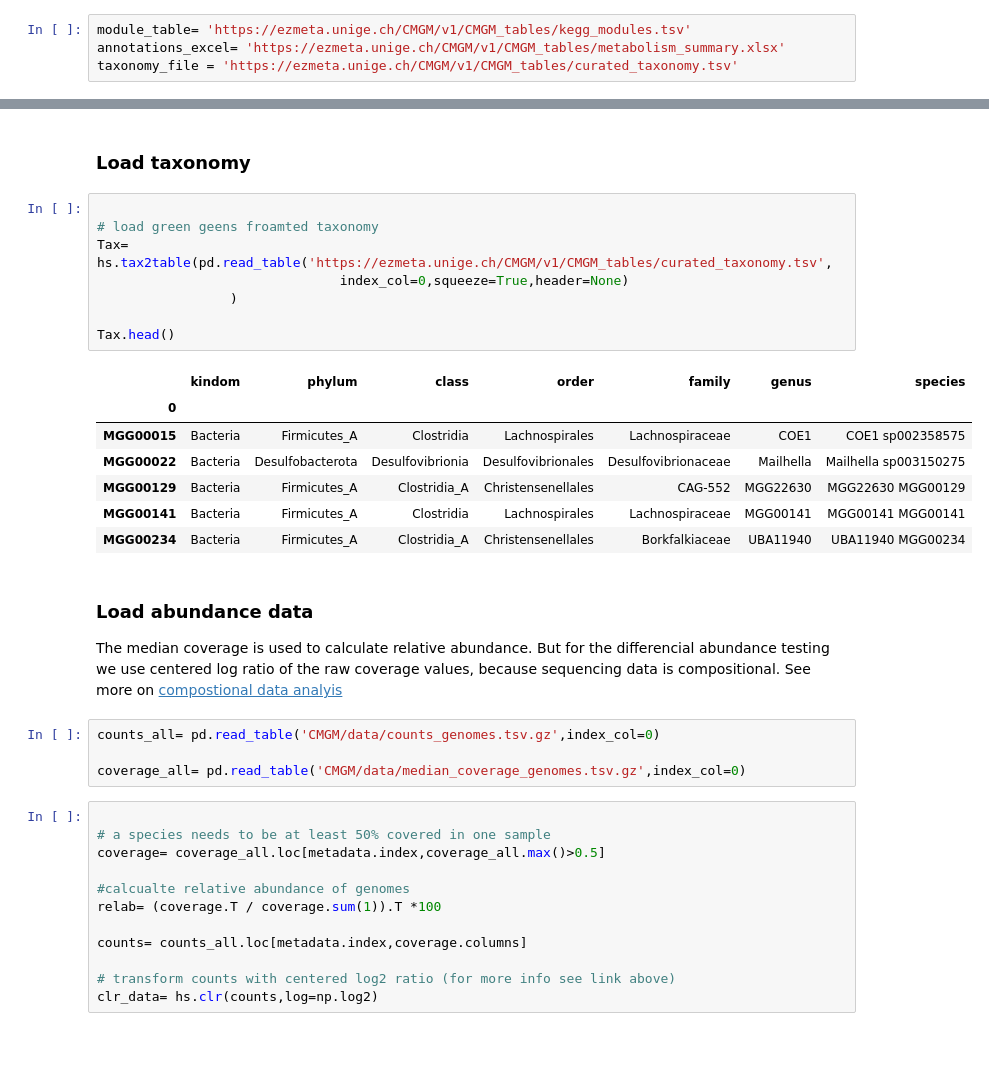
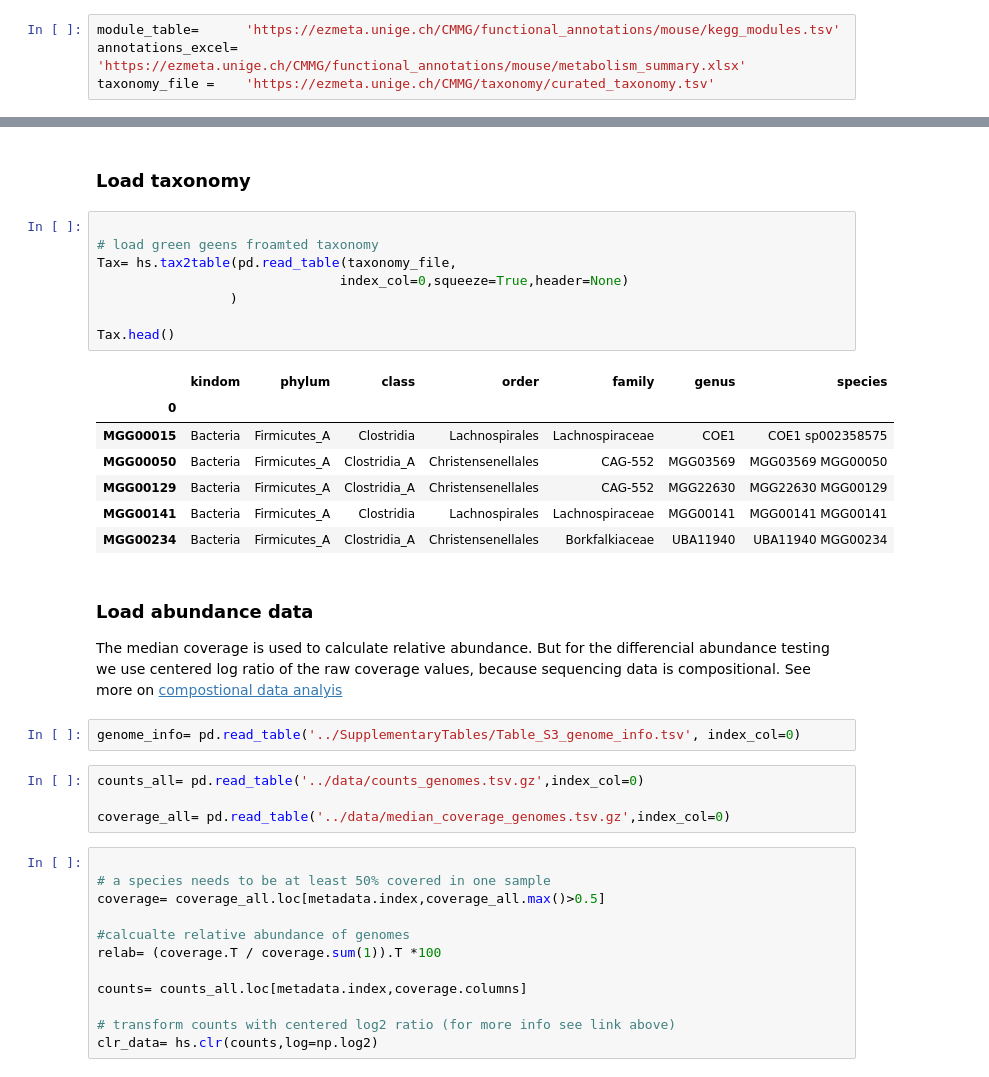
Before and after one commit to trajkovski-lab/CMMG, a Jupyter notebook: notebooks/Analyze-cold-adapted-microbiota.ipynb, the cells around one changed output, grey strips where cells are left out. Saved outputs shown, nothing was run; the diff lists cells and outputs as text; blank space fills up the shorter version.

```diff
--- a/notebooks/Analyze-cold-adapted-microbiota.ipynb
+++ b/notebooks/Analyze-cold-adapted-microbiota.ipynb
@@ -46,9 +34,9 @@ from scipy.stats import ttest_ind
 # %% [output]
 Populating the interactive namespace from numpy and matplotlib
 # %%
-module_table= 'https://ezmeta.unige.ch/CMGM/v1/CMGM_tables/kegg_modules.tsv'
-annotations_excel= 'https://ezmeta.unige.ch/CMGM/v1/CMGM_tables/metabolism_summary.xlsx'
-taxonomy_file = 'https://ezmeta.unige.ch/CMGM/v1/CMGM_tables/curated_taxonomy.tsv'
+module_table=      'https://ezmeta.unige.ch/CMMG/functional_annotations/mouse/kegg_modules.tsv'
+annotations_excel= 'https://ezmeta.unige.ch/CMMG/functional_annotations/mouse/metabolism_summary.xlsx'
+taxonomy_file =    'https://ezmeta.unige.ch/CMMG/taxonomy/curated_taxonomy.tsv'
 # %% [markdown]
 ### Load metadata
 
@@ -71,16 +59,16 @@ dtype: int64
 # %%
 
 # load green geens froamted taxonomy
-Tax= hs.tax2table(pd.read_table('https://ezmeta.unige.ch/CMGM/v1/CMGM_tables/curated_taxonomy.tsv',
+Tax= hs.tax2table(pd.read_table(taxonomy_file,
                                index_col=0,squeeze=True,header=None)
                  )
 
 Tax.head()
 # %% [output]
 |  | kindom | phylum | class | order | family | genus | species |
 | 0 |  |  |  |  |  |  |  |
 | MGG00015 | Bacteria | Firmicutes_A | Clostridia | Lachnospirales | Lachnospiraceae | COE1 | COE1 sp002358575 |
-| MGG00022 | Bacteria | Desulfobacterota | Desulfovibrionia | Desulfovibrionales | Desulfovibrionaceae | Mailhella | Mailhella sp003150275 |
+| MGG00050 | Bacteria | Firmicutes_A | Clostridia_A | Christensenellales | CAG-552 | MGG03569 | MGG03569 MGG00050 |
 | MGG00129 | Bacteria | Firmicutes_A | Clostridia_A | Christensenellales | CAG-552 | MGG22630 | MGG22630 MGG00129 |
 | MGG00141 | Bacteria | Firmicutes_A | Clostridia | Lachnospirales | Lachnospiraceae | MGG00141 | MGG00141 MGG00141 |
 | MGG00234 | Bacteria | Firmicutes_A | Clostridia_A | Christensenellales | Borkfalkiaceae | UBA11940 | UBA11940 MGG00234 |
@@ -88,10 +76,12 @@ Tax.head()
 ### Load abundance data
 
 The median coverage is used to calculate relative abundance. But for the differencial abundance testing we use centered log ratio of the raw coverage values, because sequencing data is compositional. See more on [compostional data analyis](https://en.wikipedia.org/wiki/Compositional_data)
+# %%
+genome_info= pd.read_table('../SupplementaryTables/Table_S3_genome_info.tsv', index_col=0)
 # %%
-counts_all= pd.read_table('CMGM/data/counts_genomes.tsv.gz',index_col=0)
+counts_all= pd.read_table('../data/counts_genomes.tsv.gz',index_col=0)
 
-coverage_all= pd.read_table('CMGM/data/median_coverage_genomes.tsv.gz',index_col=0)
+coverage_all= pd.read_table('../data/median_coverage_genomes.tsv.gz',index_col=0)
 # %%
 
 # a species needs to be at least 50% covered in one sample
```
Also changed, not shown: parts of 11 cells of this notebook, 2 other files.
